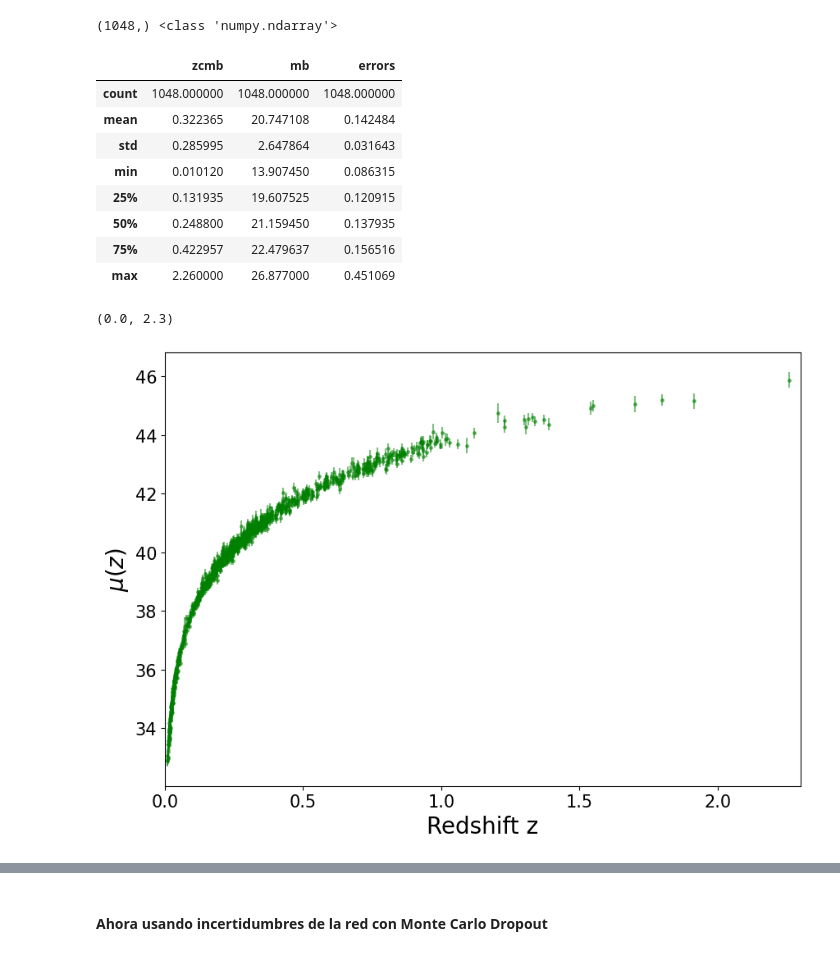
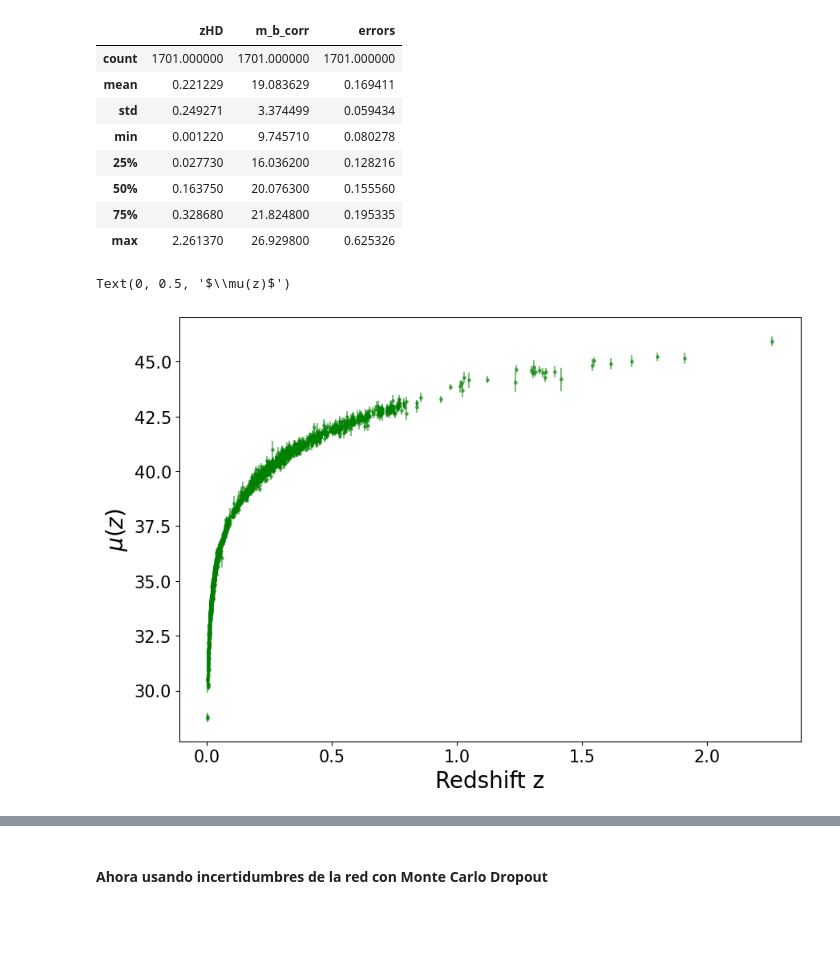
Before and after one commit to igomezv/SNIa_ML_regressions, a Jupyter notebook: ANN_Julen/ANN_Pantheon_plus.ipynb, the cells around one changed output, grey strips where cells are left out. Drawn from its saved outputs; the diff is of its cells as text; code cells hidden in the pictures; blank space fills up the shorter version.

```diff
--- a/ANN_Julen/ANN_Pantheon_plus.ipynb
+++ b/ANN_Julen/ANN_Pantheon_plus.ipynb
@@ -35,11 +35,9 @@ To enable them in other operations, rebuild TensorFlow with the appropriate comp
 # %%
-file = '../data/pantheon.txt'
-syscov_file = '../data/pantheon_errors.txt'
+file = '../data/pantheon+_lcparam_full_long_zhel.txt'
+syscov_file = '../data/pantheon+_sys_full_long.txt'
 # file = 'data/lcparam_full_long.txt'
-df = pd.read_csv(file, sep = " ", usecols=['zcmb', 'mb', 'dmb'])
+df = pd.read_csv(file, sep = " ", usecols=['zHD', 'm_b_corr'])
 # df = pd.read_csv(file, sep = " ")
-dmag = df[['dmb']]
-df = df[['zcmb', 'mb']]
 N = len(df.values)
 syscov = np.loadtxt(syscov_file, skiprows=1).reshape((N, N))
 cov = np.copy(syscov)
@@ -74,37 +87,35 @@ xdiag = 1/cov.diagonal()
 # %%
 sq_errors = np.diag(syscov)
-print(np.shape(sq_errors), type(sq_errors))
-# %% [output]
-(1048,) <class 'numpy.ndarray'>
 # %%
-df['errors'] = np.sqrt(sq_errors+dmag**2)
+# df['errors'] = np.sqrt(sq_errors+dmag**2)
+df['errors'] = np.sqrt(sq_errors)
 df.describe()
 # %% [output]
-|  | zcmb | mb | errors |
-| count | 1048.000000 | 1048.000000 | 1048.000000 |
-| mean | 0.322365 | 20.747108 | 0.142484 |
-| std | 0.285995 | 2.647864 | 0.031643 |
-| min | 0.010120 | 13.907450 | 0.086315 |
-| 25% | 0.131935 | 19.607525 | 0.120915 |
-| 50% | 0.248800 | 21.159450 | 0.137935 |
-| 75% | 0.422957 | 22.479637 | 0.156516 |
-| max | 2.260000 | 26.877000 | 0.451069 |
+|  | zHD | m_b_corr | errors |
+| count | 1701.000000 | 1701.000000 | 1701.000000 |
+| mean | 0.221229 | 19.083629 | 0.169411 |
+| std | 0.249271 | 3.374499 | 0.059434 |
+| min | 0.001220 | 9.745710 | 0.080278 |
+| 25% | 0.027730 | 16.036200 | 0.128216 |
+| 50% | 0.163750 | 20.076300 | 0.155560 |
+| 75% | 0.328680 | 21.824800 | 0.195335 |
+| max | 2.261370 | 26.929800 | 0.625326 |
 # %%
 # df['mb'] += 19.36
 # %%
 plt.figure(figsize=(10, 7), dpi=100)
-plt.errorbar(df['zcmb'], df['mb']+19, df['errors'], fmt='g.', markersize=5, label='Observations', alpha=0.5)
+plt.errorbar(df['zHD'], df['m_b_corr']+19, df['errors'], fmt='g.', markersize=5, label='Observations', alpha=0.5)
 plt.xlabel("Redshift z", fontsize=20)
 plt.xticks(fontsize=15)
 plt.yticks(fontsize=15)
 # plt.xscale('log')
 
 
 plt.ylabel("$\mu(z)$", fontsize=20)
-plt.xlim(0, 2.3)
+# plt.xlim(0, 2.3)
 # %% [output]
-(0.0, 2.3)
+Text(0, 0.5, '$\\mu(z)$')
-[figure, old version]
+[figure, new version]
 # %%
 randomize = np.random.permutation(N)
 data = df.values[randomize]
```
Also changed, not shown: parts of 17 cells of this notebook, 1 other file.
